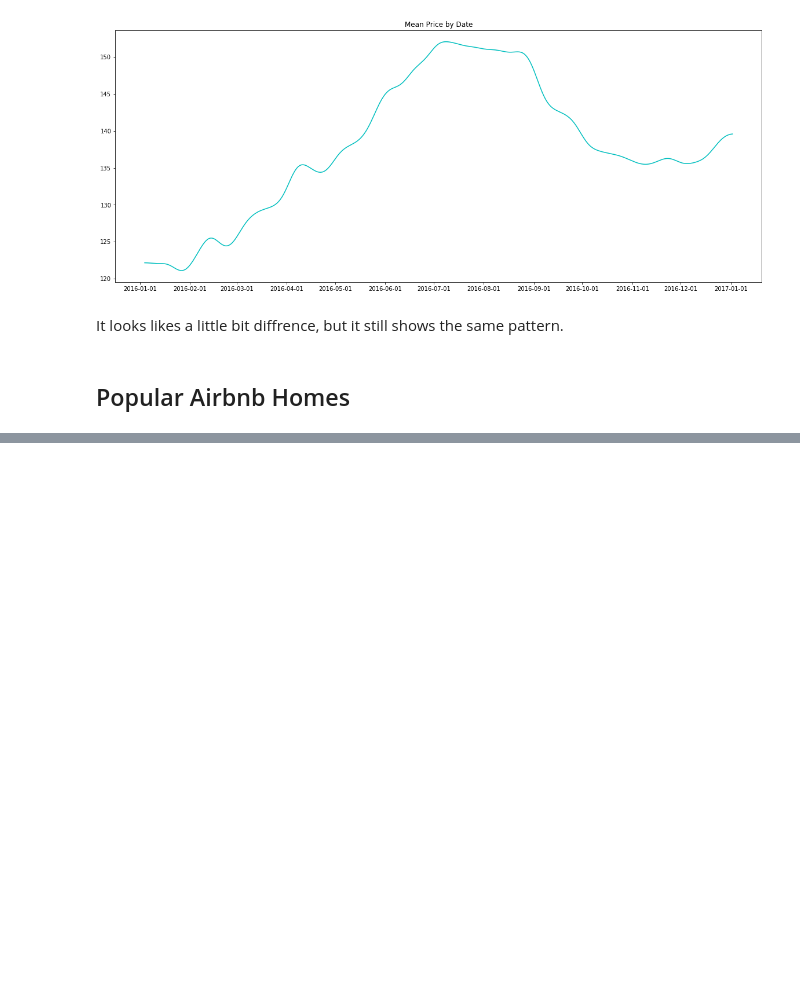
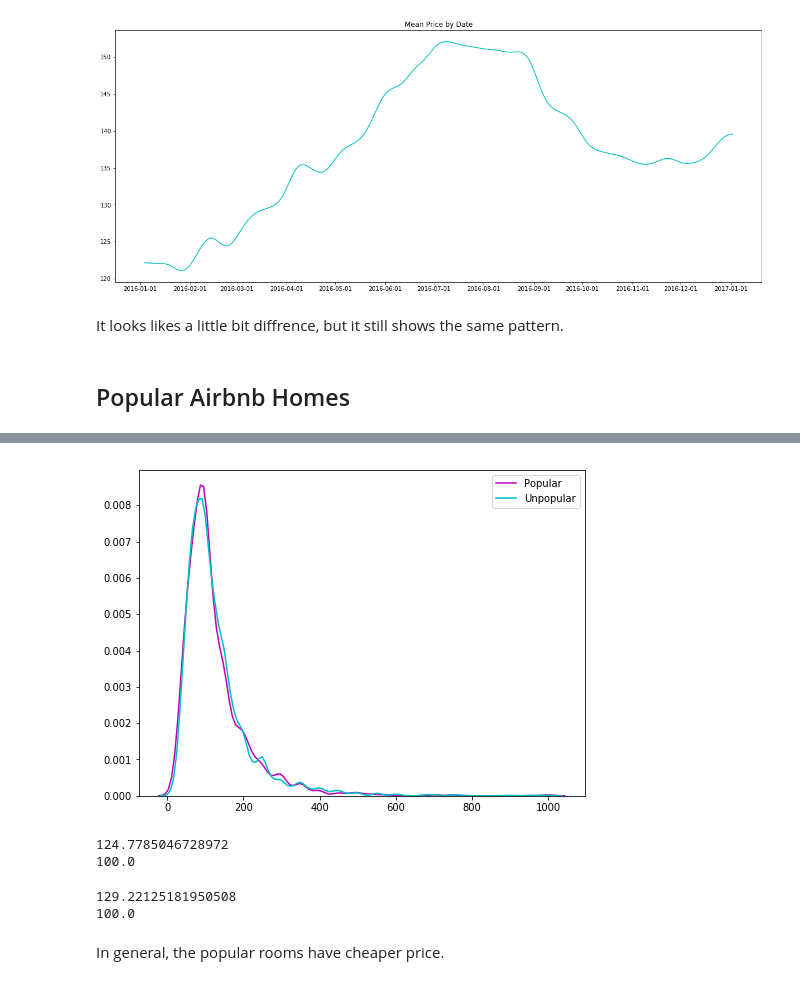
Before and after one commit to LucasBoTang/Seattle_Airbnb, a Jupyter notebook: seattle_airbnb.ipynb, the cells around one changed output, grey strips where cells are left out. Drawn from its saved outputs; the diff is of its cells as text; code cells hidden in the pictures; blank space fills up the shorter version.

```diff
--- a/seattle_airbnb.ipynb
+++ b/seattle_airbnb.ipynb
@@ -196,0 +265,27 @@ It looks likes a little bit diffrence, but it still shows the same pattern.
+# %%
+def comparePlot(feat):
+    plt.figure(figsize=(8,6))
+    sns.kdeplot(data['price'][data['occupancy'] >= 0.6], color='m')
+    sns.kdeplot(data['price'][data['occupancy'] < 0.6], color='c')
+    plt.legend(['Popular', 'Unpopular'])
+    plt.show()
+# %%
+# price
+data['price'] = data['price'].map(lambda price: float(price[1:].replace(',', '')), na_action='ignore')
+comparePlot('price')
+# %% [output]
+[figure, added]
+# %%
+print(data['price'][data['occupancy'] >= 0.6].mean())
+print(data['price'][data['occupancy'] >= 0.6].median())
+# %% [output]
+124.7785046728972
+100.0
+# %%
+print(data['price'][data['occupancy'] < 0.6].mean())
+print(data['price'][data['occupancy'] < 0.6].median())
+# %% [output]
+129.22125181950508
+100.0
+# %% [markdown]
+In general, the popular rooms have cheaper price.
```
Also changed, not shown: parts of 8 cells of this notebook.
